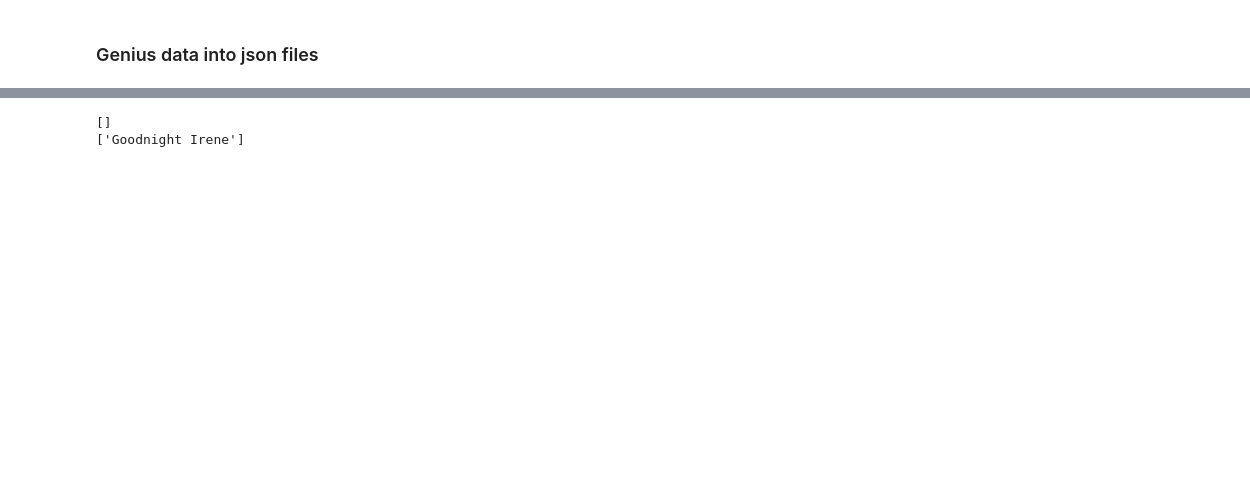
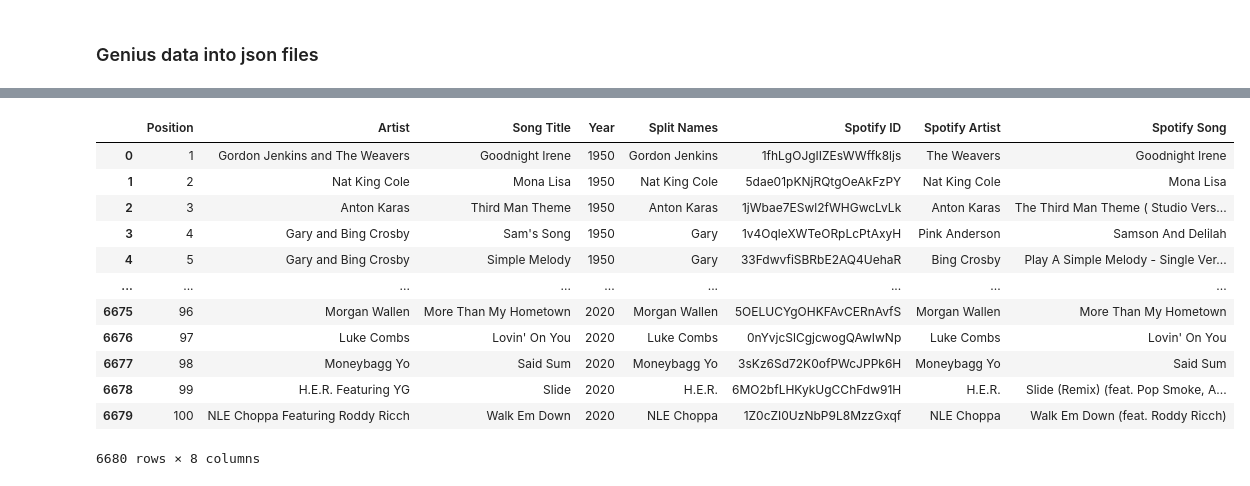
Before and after one commit to alsarna/lyrics_nlp, a Jupyter notebook: data_preprocessing.ipynb, the cells around one changed output, grey strips where cells are left out. Cells and saved outputs as stored; diff of their text form; code cells hidden in the pictures; blank space fills up the shorter version.

Commit message:
spotify id changes

```diff
--- a/data_preprocessing.ipynb
+++ b/data_preprocessing.ipynb
@@ -240,34 +221,34 @@ sum(all_time_billboard_wrap_up['Spotify ID'] == '')
 # %%
 # Check artist and song name for n Spotify IDs
+spotify_ids = all_time_billboard_wrap_up['Spotify ID'].tolist()
 spotify_artists = []
-spotify_track_names = []
-def check_spotify_song(spotify_id_list, n):
-    for i in range(0, n):
-        spotify_songs = []
-        spotify_artists = []
-        if spotify_id_list[i] != '':
-            track_from_spotify_id = sp.track(all_time_billboard_wrap_up['Spotify ID'][i])
-            song_from_spotify_id = track_from_spotify_id['name']
-            spotify_songs.append(song_from_spotify_id)
-            artist_from_spotify_id = track_from_spotify_id['album']['artists'][0].get('name')
-            return spotify_artists, spotify_songs
-        else:
-            continue
-
-spotify_artists, spotify_track_names = check_spotify_song(all_time_billboard_wrap_up['Spotify ID'].tolist(), len(all_time_billboard_wrap_up['Spotify ID']))
-print(spotify_artists)
-print(spotify_track_names)
+spotify_songs = []
+for i in range(0, len(spotify_ids)):
+    if spotify_ids[i] != '':
+        track = sp.track(spotify_ids[i])
+        song_name = track['name']
+        spotify_songs.append(song_name)
+        artist = track['album']['artists'][0].get('name')
+        spotify_artists.append(artist)
+    else:
+        song_name, artist = '', ''
+        spotify_songs.append(song_name)
+        spotify_artists.append(artist)
-# %% [output]
-[]
-['Goodnight Irene']
-# %%
-for i in range(0, len(all_time_billboard_wrap_up['Spotify ID'])):
-    spotify_songs = []
-    spotify_artists = []
-    if all_time_billboard_wrap_up['Spotify ID'][i] != '':
-        track_from_spotify_id = sp.track(all_time_billboard_wrap_up['Spotify ID'][i])
-        song_from_spotify_id = track_from_spotify_id['name']
-        spotify_songs.append(song_from_spotify_id)
-        artist_from_spotify_id = track_from_spotify_id['album']['artists'][0].get('name')
-    else:
-        continue
+# %%
+all_time_billboard_wrap_up['Spotify Artist'] = spotify_artists
+all_time_billboard_wrap_up['Spotify Song'] = spotify_songs
+display(all_time_billboard_wrap_up)
+# %% [output]
+|  | Position | Artist | Song Title | Year | Split Names | Spotify ID | Spotify Artist | Spotify Song |
+| 0 | 1 | Gordon Jenkins and The Weavers | Goodnight Irene | 1950 | Gordon Jenkins | 1fhLgOJgIIZEsWWffk8ljs | The Weavers | Goodnight Irene |
+| 1 | 2 | Nat King Cole | Mona Lisa | 1950 | Nat King Cole | 5dae01pKNjRQtgOeAkFzPY | Nat King Cole | Mona Lisa |
+| 2 | 3 | Anton Karas | Third Man Theme | 1950 | Anton Karas | 1jWbae7ESwl2fWHGwcLvLk | Anton Karas | The Third Man Theme ( Studio Vers... |
+| 3 | 4 | Gary and Bing Crosby | Sam's Song | 1950 | Gary | 1v4OqleXWTeORpLcPtAxyH | Pink Anderson | Samson And Delilah |
+| 4 | 5 | Gary and Bing Crosby | Simple Melody | 1950 | Gary | 33FdwvfiSBRbE2AQ4UehaR | Bing Crosby | Play A Simple Melody - Single Ver... |
+| ... | ... | ... | ... | ... | ... | ... | ... | ... |
+| 6675 | 96 | Morgan Wallen | More Than My Hometown | 2020 | Morgan Wallen | 5OELUCYgOHKFAvCERnAvfS | Morgan Wallen | More Than My Hometown |
+| 6676 | 97 | Luke Combs | Lovin' On You | 2020 | Luke Combs | 0nYvjcSlCgjcwogQAwIwNp | Luke Combs | Lovin' On You |
+| 6677 | 98 | Moneybagg Yo | Said Sum | 2020 | Moneybagg Yo | 3sKz6Sd72K0ofPWcJPPk6H | Moneybagg Yo | Said Sum |
+| 6678 | 99 | H.E.R. Featuring YG | Slide | 2020 | H.E.R. | 6MO2bfLHKykUgCChFdw91H | H.E.R. | Slide (Remix) (feat. Pop Smoke, A... |
+| 6679 | 100 | NLE Choppa Featuring Roddy Ricch | Walk Em Down | 2020 | NLE Choppa | 1Z0cZI0UzNbP9L8MzzGxqf | NLE Choppa | Walk Em Down (feat. Roddy Ricch) |
+6680 rows × 8 columns
```
Also changed, not shown: parts of 7 cells of this notebook.
